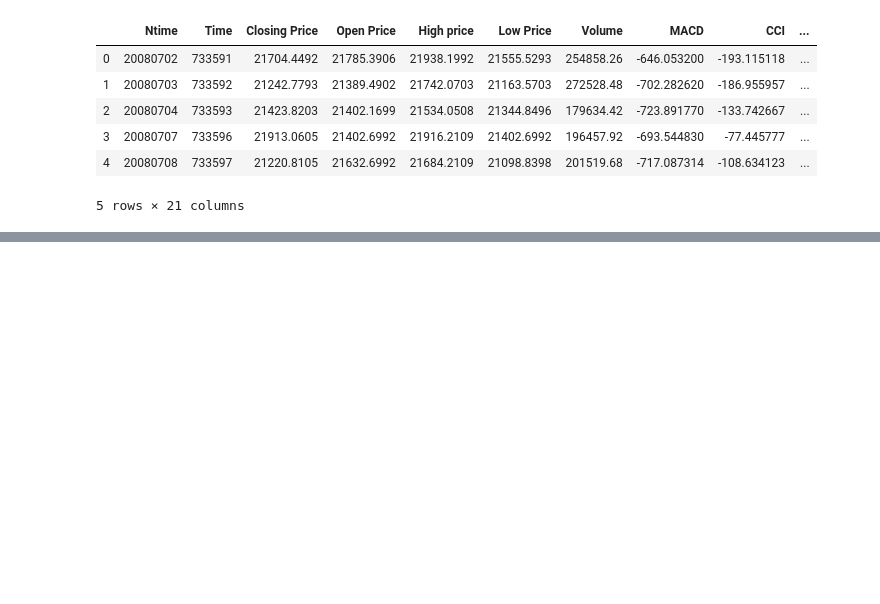
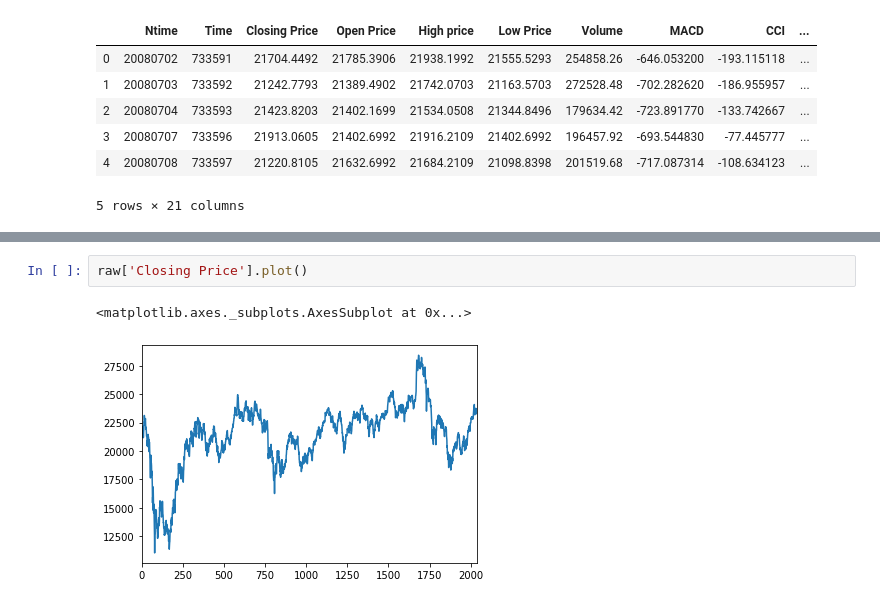
Before and after one commit to ivan-ivy/ECBM4040-final-project-WSAE-LSTM, a Jupyter notebook: notebooks/intro.ipynb, the cells around one changed output, grey strips where cells are left out. Drawn from its saved outputs; the diff is of its cells as text; blank space fills up the shorter version.

```diff
--- a/notebooks/intro.ipynb
+++ b/notebooks/intro.ipynb
@@ -29,0 +42,5 @@ raw.shape
+# %%
+raw['Closing Price'].plot()
+# %% [output]
+<matplotlib.axes._subplots.AxesSubplot at 0x...>
+[figure, added]
```
Also changed, not shown: parts of 7 cells of this notebook, 1 other file.
